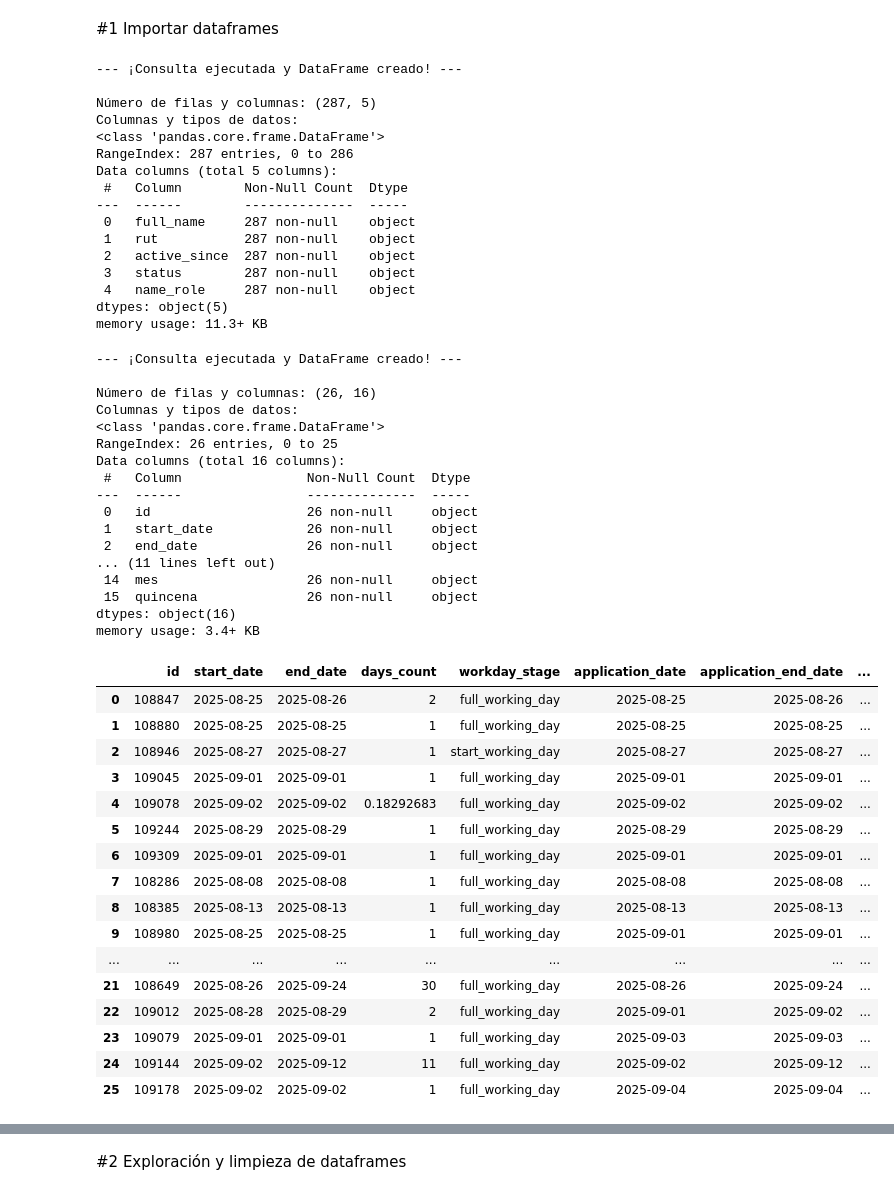
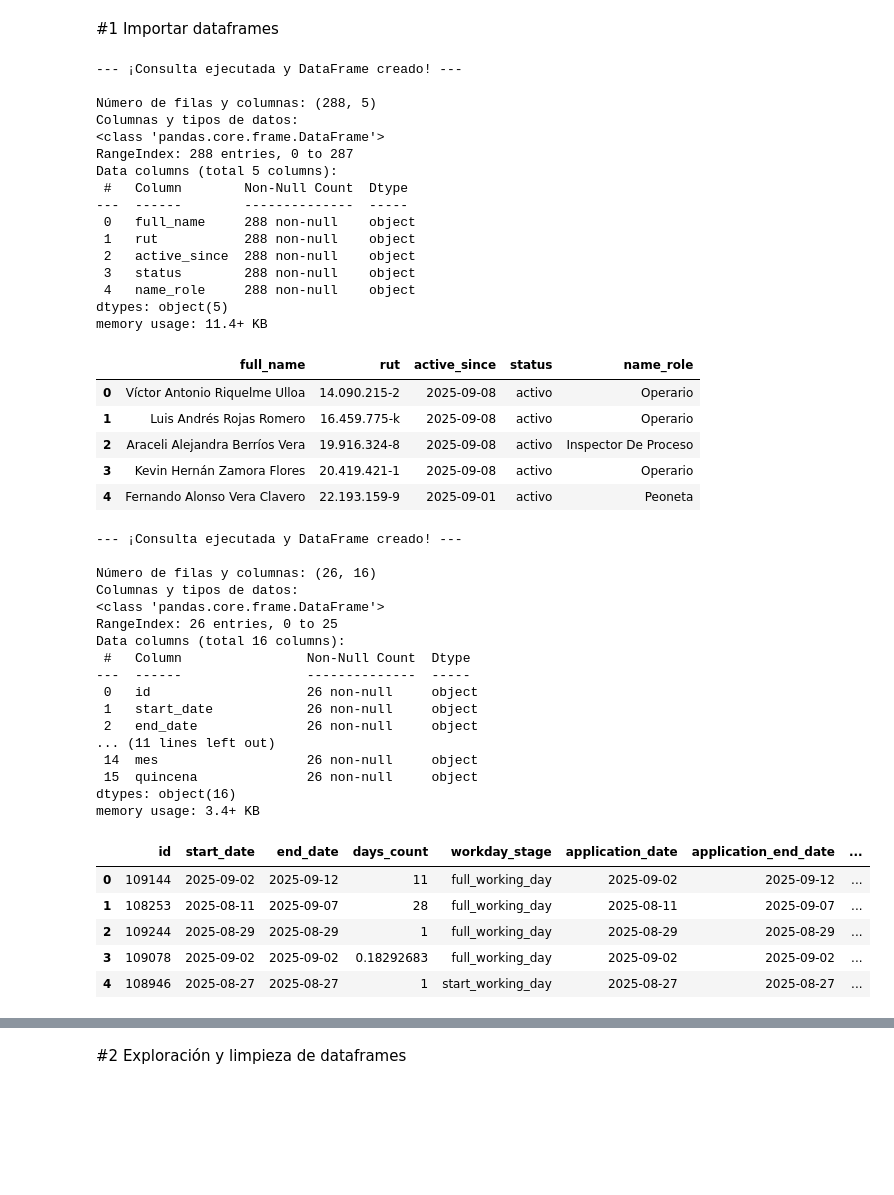
Before and after one commit to bgacitua/contenedor_cramer, a Jupyter notebook: Scripts de Python/Script Bono Asistencia/script_bono_asistencia_v3_final.ipynb, the cells around one changed output, grey strips where cells are left out. Drawn from its saved outputs; the diff is of its cells as text; code cells hidden in the pictures; blank space fills up the shorter version.

```diff
--- a/Scripts de Python/Script Bono Asistencia/script_bono_asistencia_v3_final.ipynb
+++ b/Scripts de Python/Script Bono Asistencia/script_bono_asistencia_v3_final.ipynb
@@ -64,21 +65,28 @@ print("\n--- ¡Consulta ejecutada y DataFrame creado! ---")
 print(f"\nNúmero de filas y columnas: {df_resultado.shape}")
 print("Columnas y tipos de datos:")
 df_resultado.info()
+display(df_resultado.head())
 # %% [output]
 --- ¡Consulta ejecutada y DataFrame creado! ---
 
-Número de filas y columnas: (287, 5)
+Número de filas y columnas: (288, 5)
 Columnas y tipos de datos:
 <class 'pandas.core.frame.DataFrame'>
-RangeIndex: 287 entries, 0 to 286
+RangeIndex: 288 entries, 0 to 287
 Data columns (total 5 columns):
  #   Column        Non-Null Count  Dtype
 ---  ------        --------------  -----
- 0   full_name     287 non-null    object
- 1   rut           287 non-null    object
- 2   active_since  287 non-null    object
- 3   status        287 non-null    object
- 4   name_role     287 non-null    object
+ 0   full_name     288 non-null    object
+ 1   rut           288 non-null    object
+ 2   active_since  288 non-null    object
+ 3   status        288 non-null    object
+ 4   name_role     288 non-null    object
 dtypes: object(5)
-memory usage: 11.3+ KB
+memory usage: 11.4+ KB
+|  | full_name | rut | active_since | status | name_role |
+| 0 | Víctor Antonio Riquelme Ulloa | 14.090.215-2 | 2025-09-08 | activo | Operario |
+| 1 | Luis Andrés Rojas Romero | 16.459.775-k | 2025-09-08 | activo | Operario |
+| 2 | Araceli Alejandra Berríos Vera | 19.916.324-8 | 2025-09-08 | activo | Inspector De Proceso |
+| 3 | Kevin Hernán Zamora Flores | 20.419.421-1 | 2025-09-08 | activo | Operario |
+| 4 | Fernando Alonso Vera Clavero | 22.193.159-9 | 2025-09-01 | activo | Peoneta |
 # %%
@@ -160,48 +171,37 @@ AND e.name_role IN (
 # %%
 # Utiliza pandas.read_sql para ejecutar la consulta con la conexión ya abierta
 df_incidencias = pd.read_sql(sql_query_incidencias, conexion)
 
 print("\n--- ¡Consulta ejecutada y DataFrame creado! ---")
 #display(df_resultado.head())
 
 print(f"\nNúmero de filas y columnas: {df_incidencias.shape}")
 print("Columnas y tipos de datos:")
 df_incidencias.info()
-display(df_incidencias)
+display(df_incidencias.head())
 # %% [output]
 --- ¡Consulta ejecutada y DataFrame creado! ---
 
 Número de filas y columnas: (26, 16)
 Columnas y tipos de datos:
 <class 'pandas.core.frame.DataFrame'>
 RangeIndex: 26 entries, 0 to 25
 Data columns (total 16 columns):
  #   Column                Non-Null Count  Dtype
 ---  ------                --------------  -----
  0   id                    26 non-null     object
  1   start_date            26 non-null     object
  2   end_date              26 non-null     object
 ... (11 lines left out)
  14  mes                   26 non-null     object
  15  quincena              26 non-null     object
 dtypes: object(16)
 memory usage: 3.4+ KB
 |  | id | start_date | end_date | days_count | workday_stage | application_date | application_end_date | ... |
-| 0 | 108847 | 2025-08-25 | 2025-08-26 | 2 | full_working_day | 2025-08-25 | 2025-08-26 | ... |
-| 1 | 108880 | 2025-08-25 | 2025-08-25 | 1 | full_working_day | 2025-08-25 | 2025-08-25 | ... |
-| 2 | 108946 | 2025-08-27 | 2025-08-27 | 1 | start_working_day | 2025-08-27 | 2025-08-27 | ... |
-| 3 | 109045 | 2025-09-01 | 2025-09-01 | 1 | full_working_day | 2025-09-01 | 2025-09-01 | ... |
-| 4 | 109078 | 2025-09-02 | 2025-09-02 | 0.18292683 | full_working_day | 2025-09-02 | 2025-09-02 | ... |
-| 5 | 109244 | 2025-08-29 | 2025-08-29 | 1 | full_working_day | 2025-08-29 | 2025-08-29 | ... |
-| 6 | 109309 | 2025-09-01 | 2025-09-01 | 1 | full_working_day | 2025-09-01 | 2025-09-01 | ... |
-| 7 | 108286 | 2025-08-08 | 2025-08-08 | 1 | full_working_day | 2025-08-08 | 2025-08-08 | ... |
-| 8 | 108385 | 2025-08-13 | 2025-08-13 | 1 | full_working_day | 2025-08-13 | 2025-08-13 | ... |
-| 9 | 108980 | 2025-08-25 | 2025-08-25 | 1 | full_working_day | 2025-09-01 | 2025-09-01 | ... |
-| ... | ... | ... | ... | ... | ... | ... | ... | ... |
-| 21 | 108649 | 2025-08-26 | 2025-09-24 | 30 | full_working_day | 2025-08-26 | 2025-09-24 | ... |
-| 22 | 109012 | 2025-08-28 | 2025-08-29 | 2 | full_working_day | 2025-09-01 | 2025-09-02 | ... |
-| 23 | 109079 | 2025-09-01 | 2025-09-01 | 1 | full_working_day | 2025-09-03 | 2025-09-03 | ... |
-| 24 | 109144 | 2025-09-02 | 2025-09-12 | 11 | full_working_day | 2025-09-02 | 2025-09-12 | ... |
-| 25 | 109178 | 2025-09-02 | 2025-09-02 | 1 | full_working_day | 2025-09-04 | 2025-09-04 | ... |
+| 0 | 109144 | 2025-09-02 | 2025-09-12 | 11 | full_working_day | 2025-09-02 | 2025-09-12 | ... |
+| 1 | 108253 | 2025-08-11 | 2025-09-07 | 28 | full_working_day | 2025-08-11 | 2025-09-07 | ... |
+| 2 | 109244 | 2025-08-29 | 2025-08-29 | 1 | full_working_day | 2025-08-29 | 2025-08-29 | ... |
+| 3 | 109078 | 2025-09-02 | 2025-09-02 | 0.18292683 | full_working_day | 2025-09-02 | 2025-09-02 | ... |
+| 4 | 108946 | 2025-08-27 | 2025-08-27 | 1 | start_working_day | 2025-08-27 | 2025-08-27 | ... |
 # %%
 #Importa dataframe de marcas corregidas
```
Also changed, not shown: parts of 38 cells of this notebook, 7 other files.
